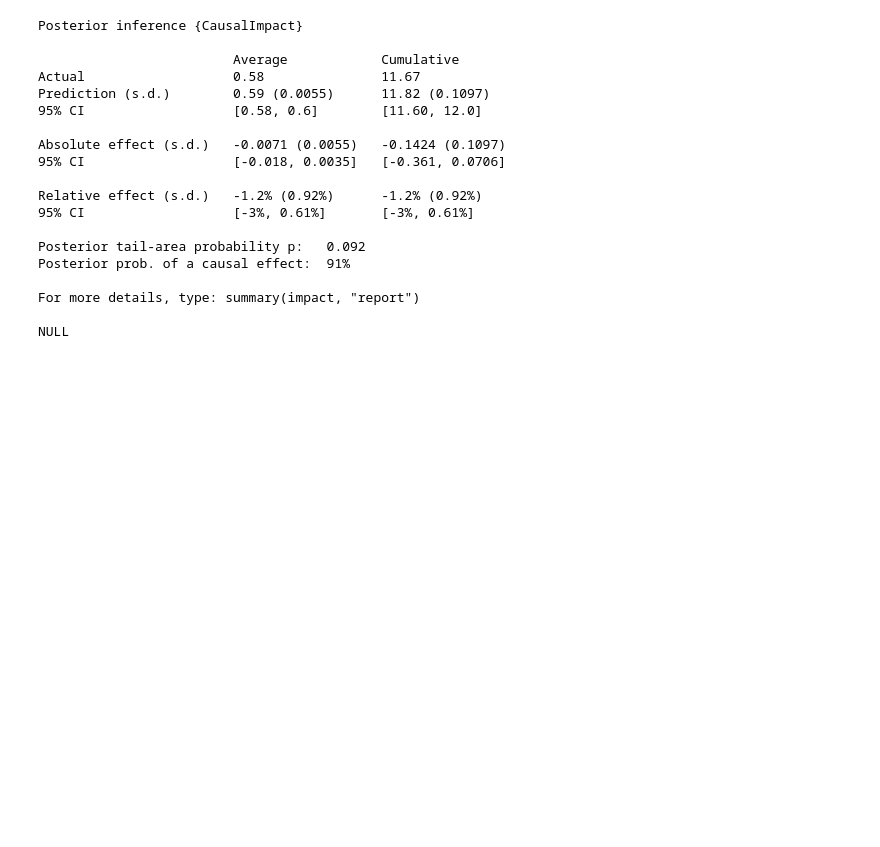
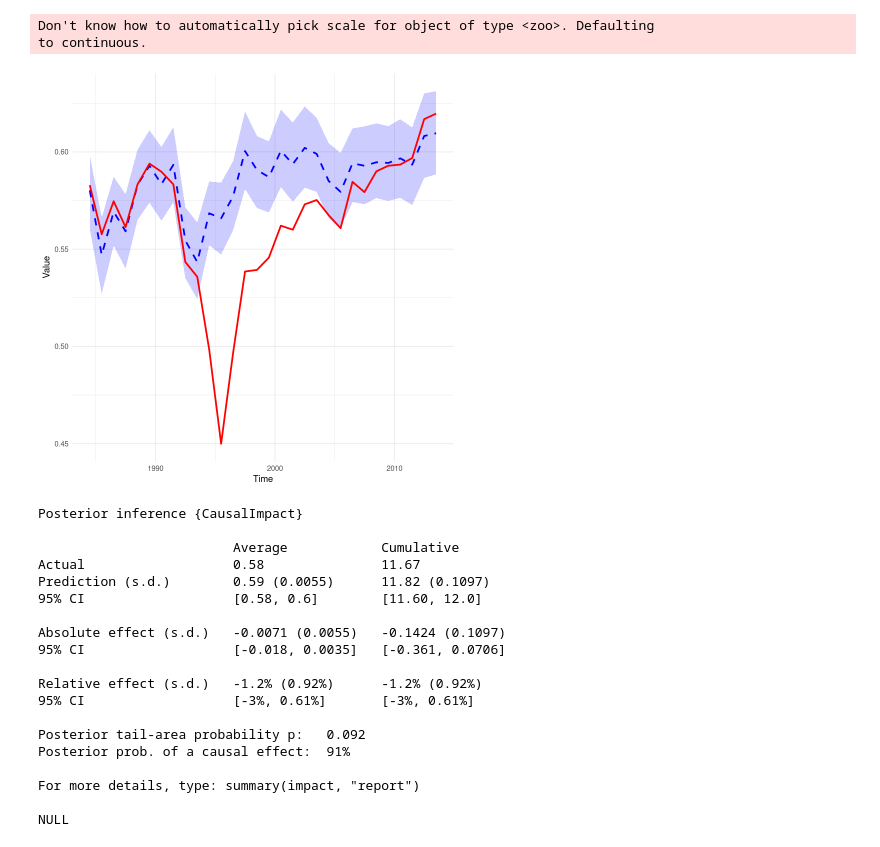
Before and after one commit to hamiddashti/greeness, a Jupyter notebook: codes/src/causal_impact_R2.ipynb, the cells around one changed output. Drawn from its saved outputs; the diff is of its cells as text; code cells hidden in the pictures; blank space fills up the shorter version.

```diff
--- a/codes/src/causal_impact_R2.ipynb
+++ b/codes/src/causal_impact_R2.ipynb
@@ -27,0 +65,7 @@ ndvi_1994_mean <- read_pickle_file("../../working/ndvi_changed_mean_1994")
+# %%
+set.seed(1)
+pre.period <- as.Date(c("1984-07-01", "1993-07-01"))
+post.period <- as.Date(c("1994-07-01", "2013-07-01"))
+ci <- CausalImpact(data_mean, pre.period, post.period)
+plot(ci)
+print(summary(ci))
@@ -27,0 +93,3 @@ ndvi_1994_mean <- read_pickle_file("../../working/ndvi_changed_mean_1994")
+# %%
+infer <- ci$series
+infer[1,]
@@ -28,3 +105,32 @@ ndvi_1994_mean <- read_pickle_file("../../working/ndvi_changed_mean_1994")
+# %%
+pred <- infer$point.pred
+response <- infer$response
+pred.lower <- infer$point.pred.lower
+pred.upper <- infer$point.pred.upper
+data = data.frame(pred,pred.lower,pred.upper)
+# %%
+gg <- ggplot() +
+  geom_line(aes(x=t,y = pred), color = "blue", size = 1,linetype="dashed") +
+  geom_ribbon(aes(t,ymin=pred.lower,ymax=pred.upper),fill="blue",alpha=0.2)+
+  geom_line(aes(x=t,y = response), color = "red", size = 1) +
+  labs(
+    x = "Time",
+    y = "Value"
+  ) + theme_minimal()
+gg
+  # gg2 <- ggplot(aes(x = t)) +
+  # geom_line(aes(y = response), color = "blue", size = 1) +
+  # geom_line(aes(y = pred), color = "red", size = 1) +
+  # labs(
+  #   x = "Time",
+  #   y = "Value"
+  # ) + theme_minimal()
+# combined_plot <- grid.arrange(gg1, gg2, nrow = 2)
+# combined_plot
+# %% [output]
+Don't know how to automatically pick scale for object of type <zoo>. Defaulting
+to continuous.
+[figure, added]
 # %%
 set.seed(15)
 t <- seq.Date(as.Date("1984-07-01"), by = "years", length.out = 30)
```
Also changed, not shown: parts of 17 cells of this notebook, 3 other files.
